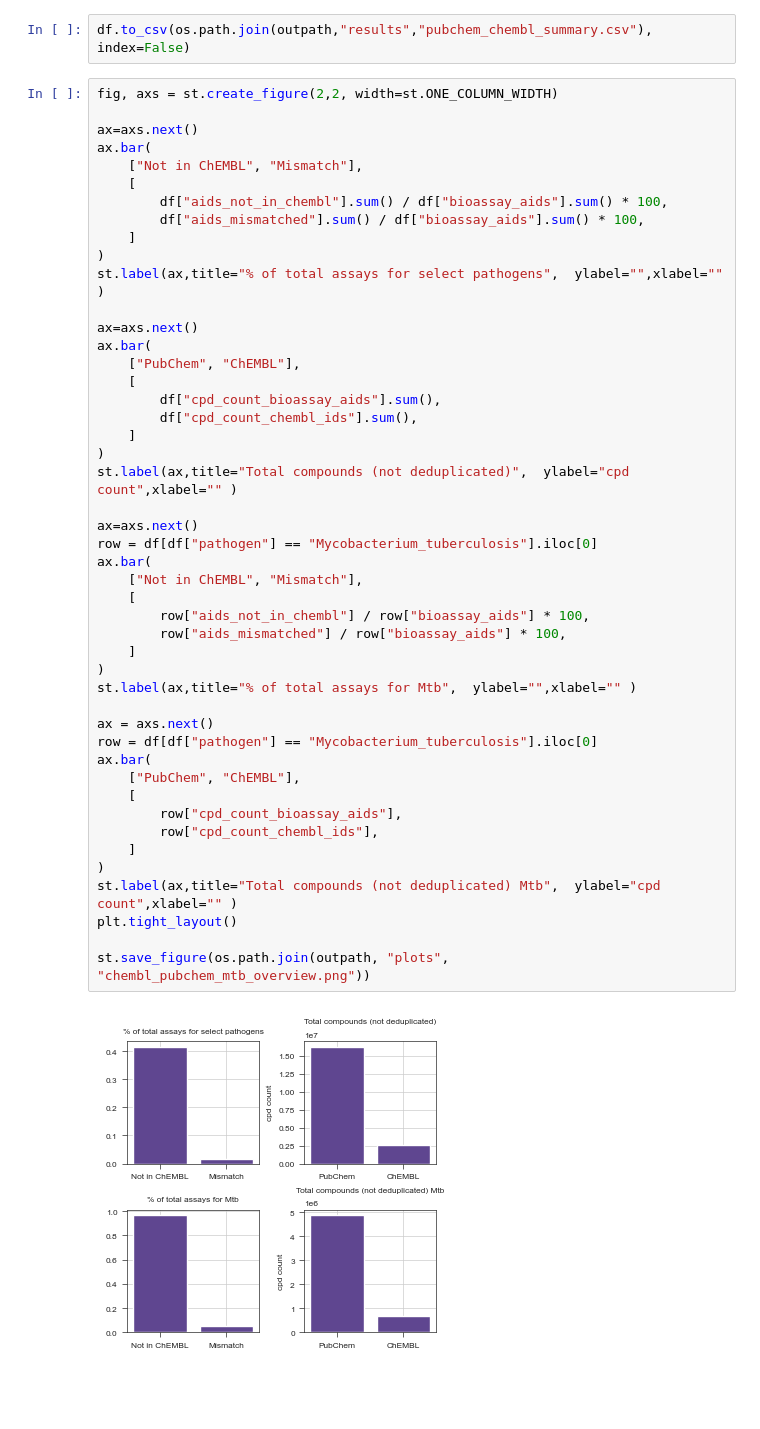
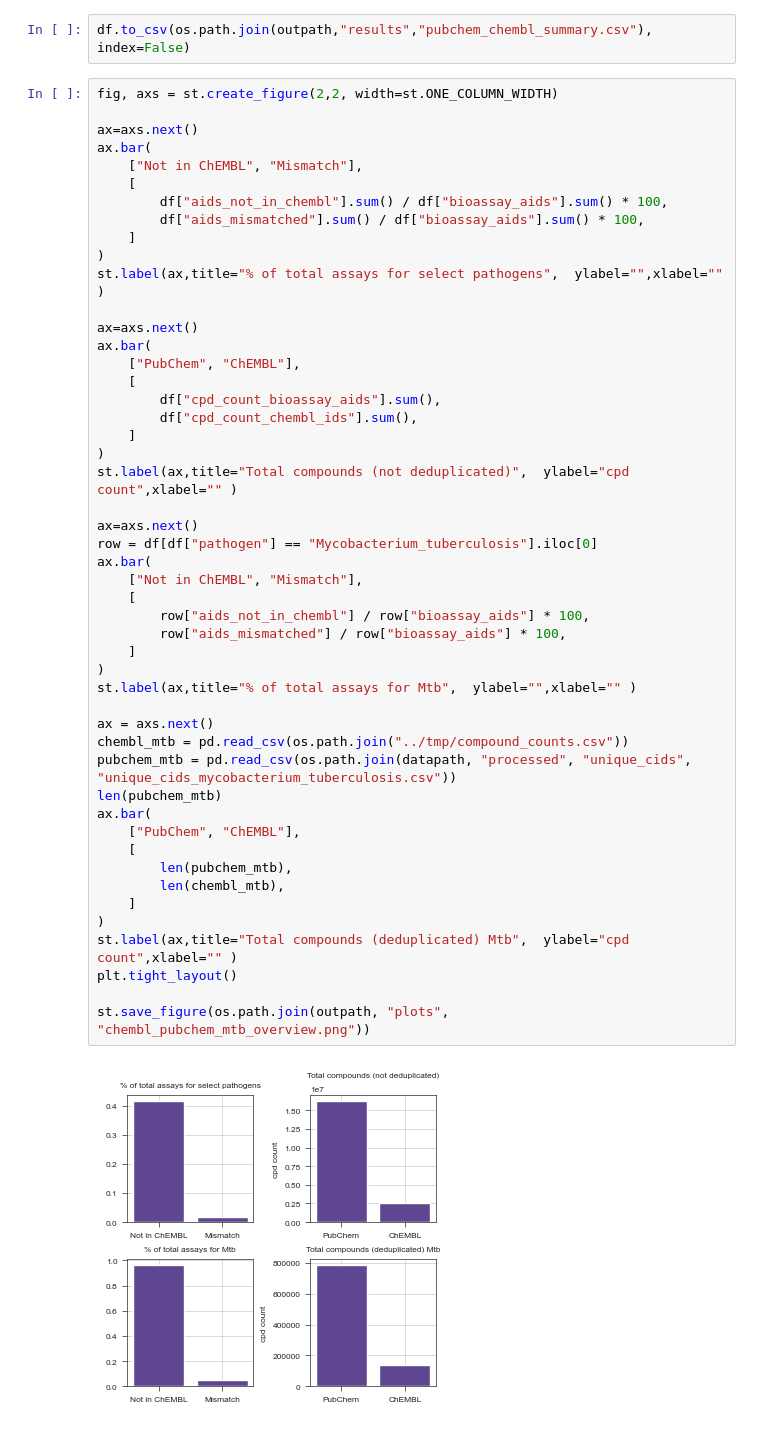
Before and after one commit to ersilia-os/pubchem-antimicrobial-tasks, a Jupyter notebook: notebooks/02_pubchem_chembl_plots.ipynb, the cells around one changed output. Saved outputs shown, nothing was run; the diff lists cells and outputs as text; blank space fills up the shorter version.

Commit message:
complete pubchem chembl comparison

```diff
--- a/notebooks/02_pubchem_chembl_plots.ipynb
+++ b/notebooks/02_pubchem_chembl_plots.ipynb
@@ -126,36 +126,38 @@ ax=axs.next()
 ax.bar(
     ["PubChem", "ChEMBL"],
     [
         df["cpd_count_bioassay_aids"].sum(),
         df["cpd_count_chembl_ids"].sum(),
     ]
 )
 st.label(ax,title="Total compounds (not deduplicated)",  ylabel="cpd count",xlabel="" )
 
 ax=axs.next()
 row = df[df["pathogen"] == "Mycobacterium_tuberculosis"].iloc[0]
 ax.bar(
     ["Not in ChEMBL", "Mismatch"],
     [
         row["aids_not_in_chembl"] / row["bioassay_aids"] * 100,
         row["aids_mismatched"] / row["bioassay_aids"] * 100,
     ]
 )
 st.label(ax,title="% of total assays for Mtb",  ylabel="",xlabel="" )
 
 ax = axs.next()
-row = df[df["pathogen"] == "Mycobacterium_tuberculosis"].iloc[0]
+chembl_mtb = pd.read_csv(os.path.join("../tmp/compound_counts.csv"))
+pubchem_mtb = pd.read_csv(os.path.join(datapath, "processed", "unique_cids", "unique_cids_mycobacterium_tuberculosis.csv"))
+len(pubchem_mtb)
 ax.bar(
     ["PubChem", "ChEMBL"],
     [
-        row["cpd_count_bioassay_aids"],
-        row["cpd_count_chembl_ids"],
+        len(pubchem_mtb),
+        len(chembl_mtb),
     ]
 )
-st.label(ax,title="Total compounds (not deduplicated) Mtb",  ylabel="cpd count",xlabel="" )
+st.label(ax,title="Total compounds (deduplicated) Mtb",  ylabel="cpd count",xlabel="" )
 plt.tight_layout()
 
 st.save_figure(os.path.join(outpath, "plots", "chembl_pubchem_mtb_overview.png"))
 # %% [output]
-[figure, old version]
+[figure, new version]
 # %%
```
Also changed, not shown: parts of 4 cells of this notebook, 5 other files.
